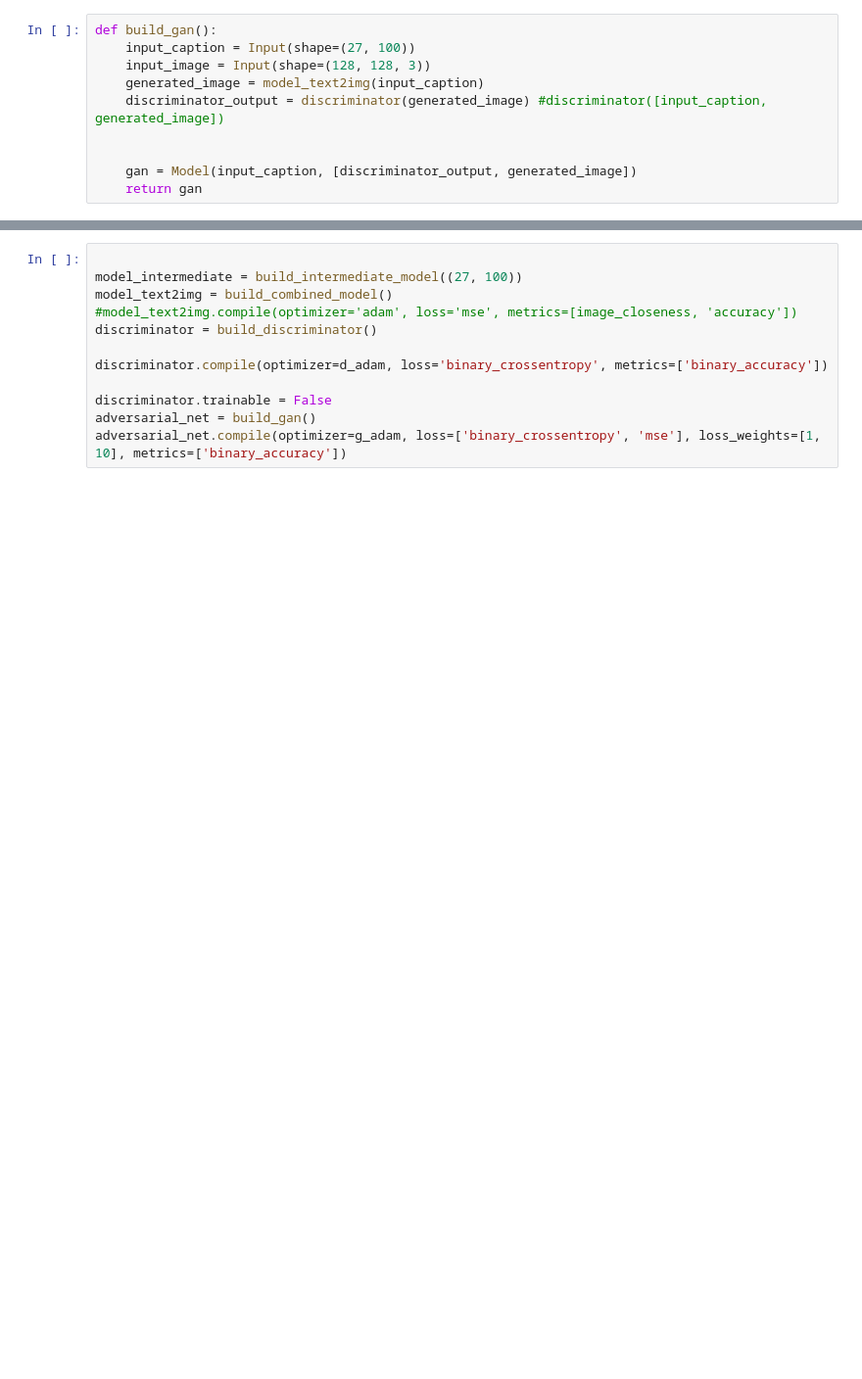
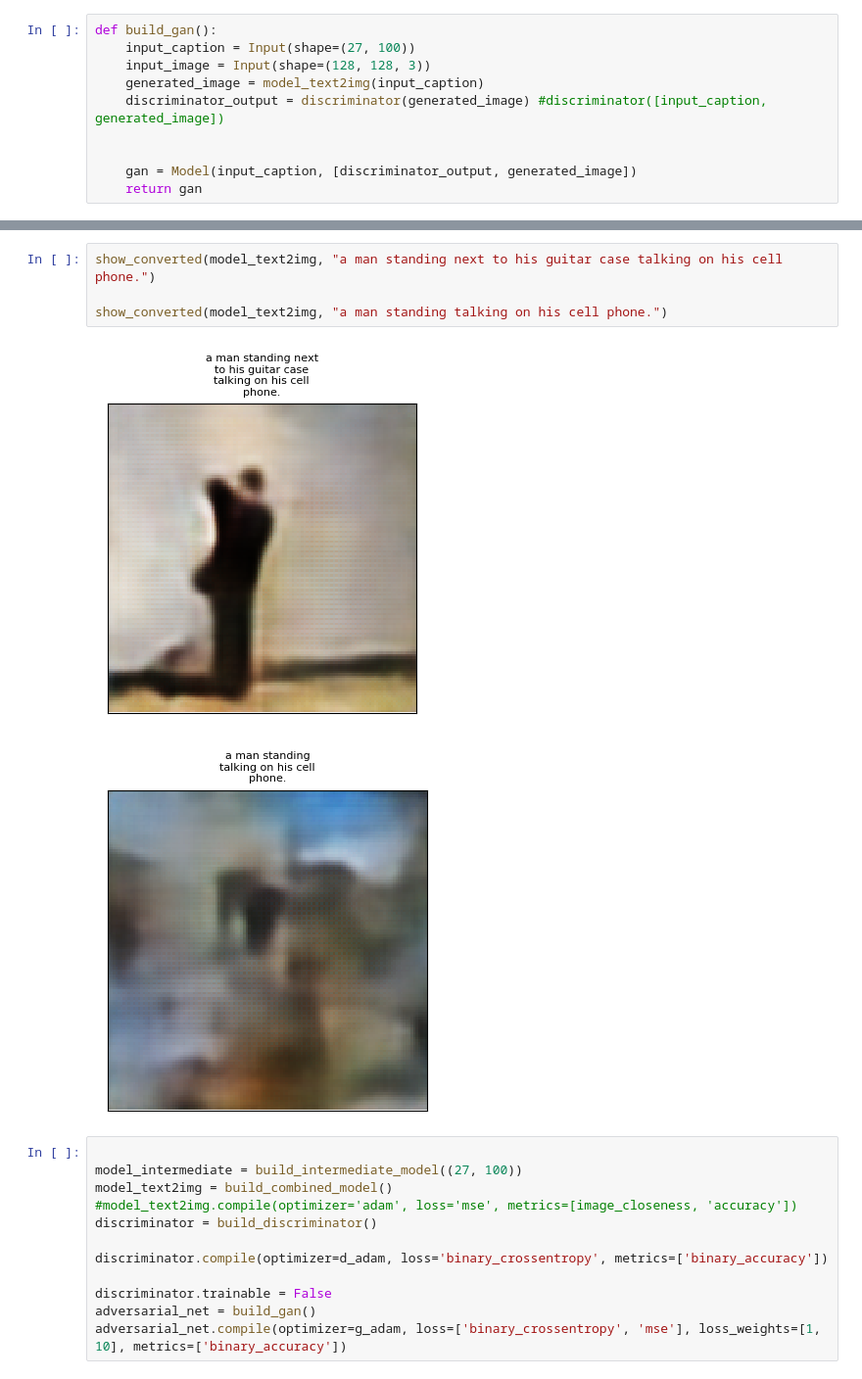
Before and after one commit to joasepul/caption-to-image-synthesis, a Jupyter notebook: text-to-image.ipynb, the cells around one changed output, grey strips where cells are left out. Shown at 98% size. Cells and saved outputs as stored; diff of their text form; blank space fills up the shorter version.

```diff
--- a/text-to-image.ipynb
+++ b/text-to-image.ipynb
@@ -447,3 +577,10 @@ for img_num in vault:
+# %%
+show_converted(model_text2img, "a man standing next to his guitar case talking on his cell phone.")
+
+show_converted(model_text2img, "a man standing talking on his cell phone.")
+# %% [output]
+[figure, added]
+[figure, added]
 # %%
 
 model_intermediate = build_intermediate_model((27, 100))
```
Also changed, not shown: parts of 22 cells of this notebook, 1 other file.
